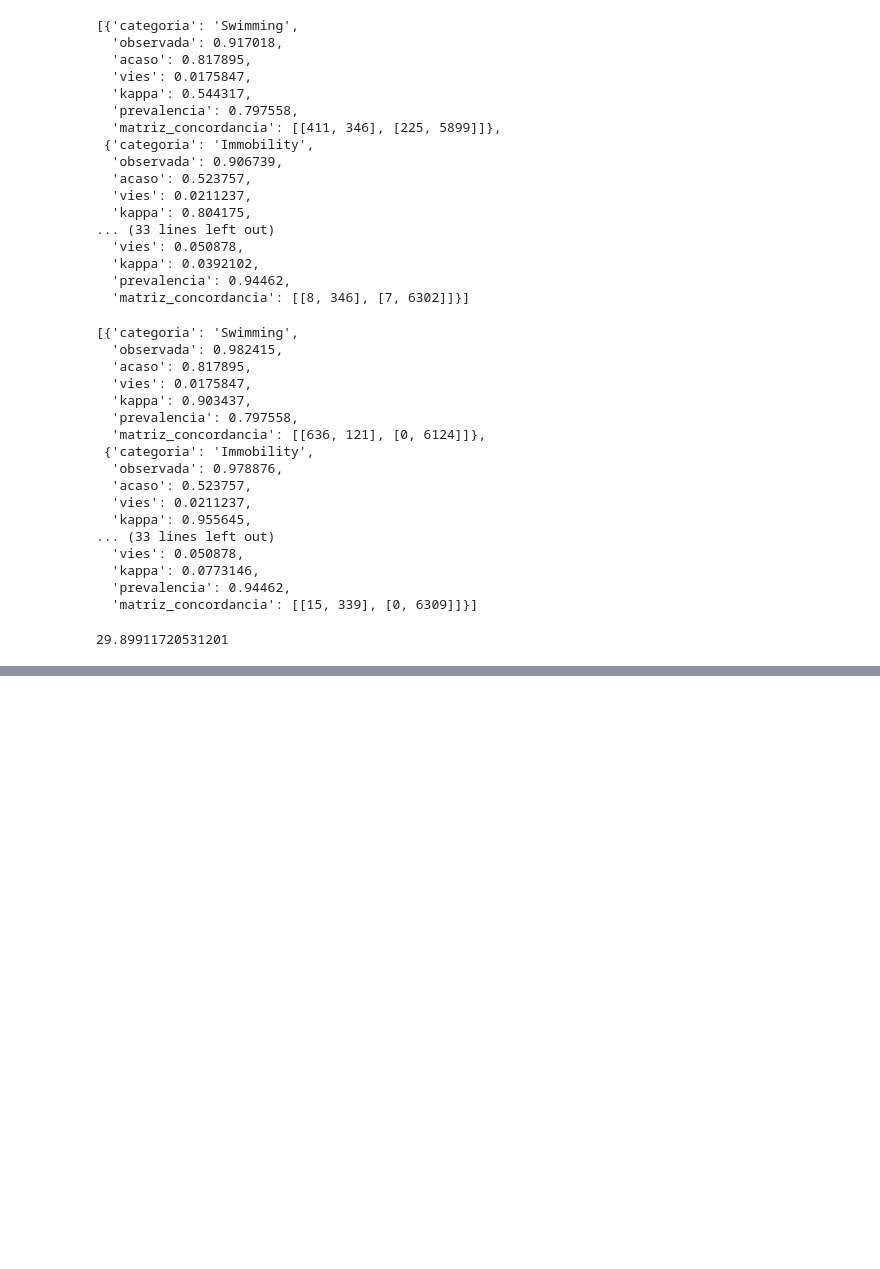
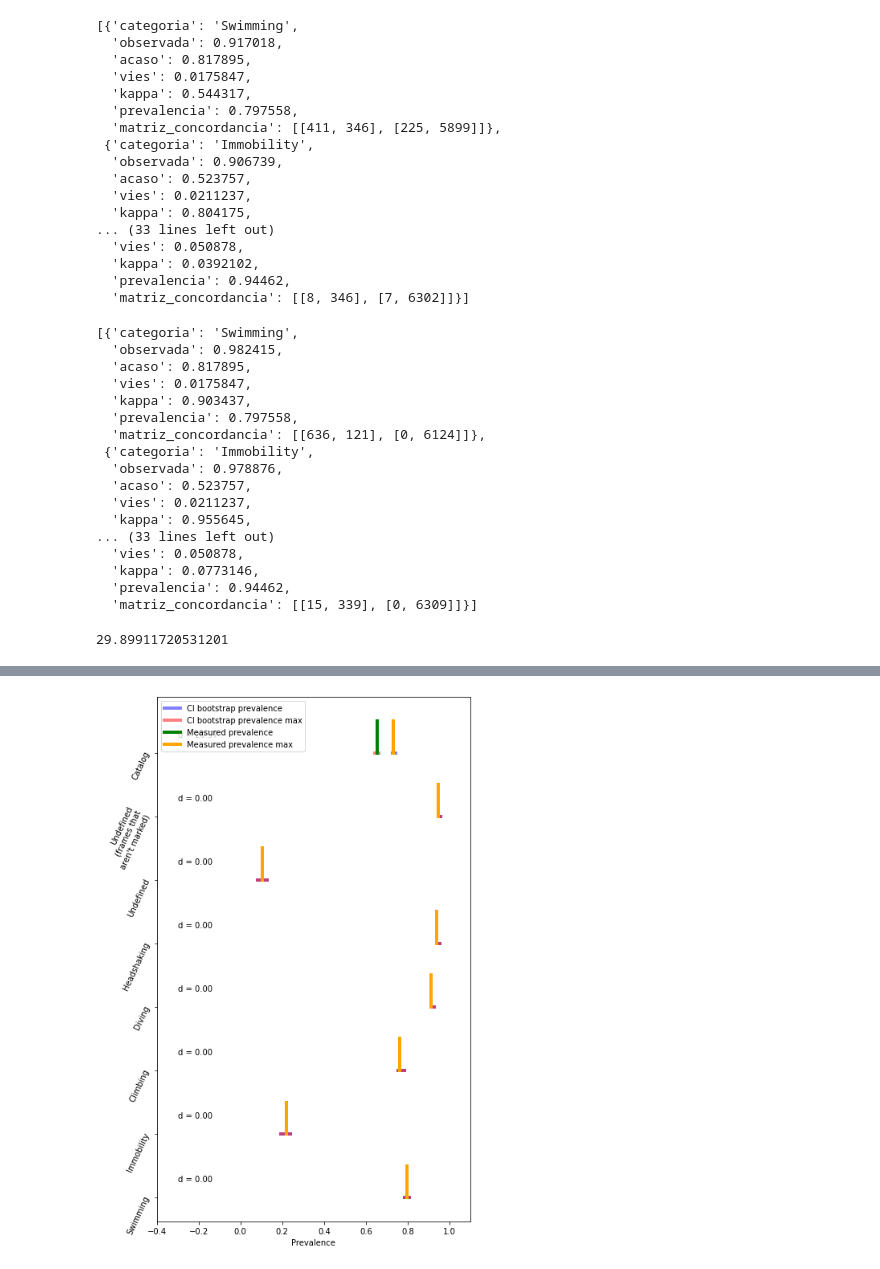
Before and after one commit to EthoWatcher/Reliability, a Jupyter notebook: Agreement/src/relatorio/gerando_imagem.ipynb, the cells around one changed output, grey strips where cells are left out. Cells and saved outputs as stored; diff of their text form; code cells hidden in the pictures; blank space fills up the shorter version.

```diff
--- a/Agreement/src/relatorio/gerando_imagem.ipynb
+++ b/Agreement/src/relatorio/gerando_imagem.ipynb
@@ -444,2 +552,89 @@ plt.show()
 # %%
-# get_lis_categoria(cat, 'vies', False, True)
+data = get_dados(path)
+y_pos = []
+fig, ax = plt.subplots()
+fig.set_size_inches(7, 12)
+
+dt =     es.get_descritores_max(False, data)
+dt_max = es.get_descritores_max(True, data)
+
+for i, cat in enumerate(data['ls_cat_txt'], 1):
+    amax = get_descritor_catalogo(data, cat, 'prevalencia', False, True)
+    ames = get_descritor_catalogo(data, cat, 'prevalencia', False, False)
+
+    confidence = 0.95
+    generate = cret_line(i)
+    con_m   = np.percentile(amax,[100*(1-confidence)/2,100*(1-(1-confidence)/2)])
+    con_max = np.percentile(ames,[100*(1-confidence)/2,100*(1-(1-confidence)/2)])
+    print(con_m, con_max)
+    d = es.get_d_cohen(amax, ames)
+    text = ax.text(1, 1, "d = {:.2f}".format(d))
+    text.set_position((-0.3, i + 0.25))
+
+    y_pos.append(i)
+
+    k = get_cate_medida(data, cat, False)['prevalencia']
+    k_max = get_cate_medida(data, cat, True)['prevalencia']
+
+
+    if(i==1):
+        ax.plot(con_m, generate, label = "CI bootstrap prevalence", color= "blue", linewidth=4.0, alpha=0.5)
+        ax.plot(con_max, generate, label = "CI bootstrap prevalence max", color ="red", linewidth=4.0, alpha=0.5)
+
+        ax.plot([k, k], cre_generate(i), label = "Measured prevalence", color= "green", linewidth=4.0)
+        ax.plot([k_max, k_max], cre_generate(i),label = "Measured prevalence max", color= "orange", linewidth=4.0)
+
+    else:
+        ax.plot(con_m, generate, color= "blue", linewidth=4.0, alpha=0.5)
+        ax.plot(con_max, generate, color ="red", linewidth=4.0, alpha=0.5)
+
+        ax.plot([k, k], cre_generate(i) , color= "green", linewidth=4.0)
+        ax.plot([k_max, k_max], cre_generate(i), color= "orange", linewidth=4.0)
+
+
+# codigo muito ruim
+i = len(data['ls_cat_txt'] ) + 1
+amax = dt_max['prevalencia']
+ames = dt['prevalencia']
+
+confidence = 0.95
+generate = cret_line(i)
+con_m   = np.percentile(amax,[100*(1-confidence)/2,100*(1-(1-confidence)/2)])
+con_max = np.percentile(ames,[100*(1-confidence)/2,100*(1-(1-confidence)/2)])
+print(con_m, con_max)
+d = es.get_d_cohen(amax, ames)
+text = ax.text(1, 1, "d = {:.2f}".format(d))
+text.set_position((-0.3, i + 0.25))
+
+y_pos.append(i)
+# axs[2].axvline(x=data['medido']["catalogo_var"]['kappa'], label="Kappa measured", color='red')
+# axs[2].axvline(x=data['medido']["catalogo_var_max"]['kappa'], label="Kappa max")
+
+k     = data['medido']["catalogo_var"]['prevalencia']
+k_max = data['medido']["catalogo_var_max"]['prevalencia']
+
+
+
+ax.plot(con_m, generate, color= "blue", linewidth=4.0, alpha=0.5)
+ax.plot(con_max, generate, color ="red", linewidth=4.0, alpha=0.5)
+
+ax.plot([k, k], cre_generate(i) , color= "green", linewidth=4.0)
+ax.plot([k_max, k_max], cre_generate(i), color= "orange", linewidth=4.0)
+# arrumar até aqui
+
+
+
+
+
+
+
+ax.set_xlim([-0.4, 1.1])
+ax.legend()
+ax.set_yticks(y_pos)
+data['ls_cat_txt'][6] = "Undefined\n(frames that\naren't marked)"
+data['ls_cat_txt'].append("Catalog")
+ax.set_yticklabels(data['ls_cat_txt'], rotation=65)
+ax.set_xlabel("Prevalence")
+plt.savefig('prevalence kappa.png')
+plt.show()
+# %% [output]
@@ -445,0 +649 @@ plt.show()
+[figure, added]
```
Also changed, not shown: parts of 13 cells of this notebook, 6 other files.
